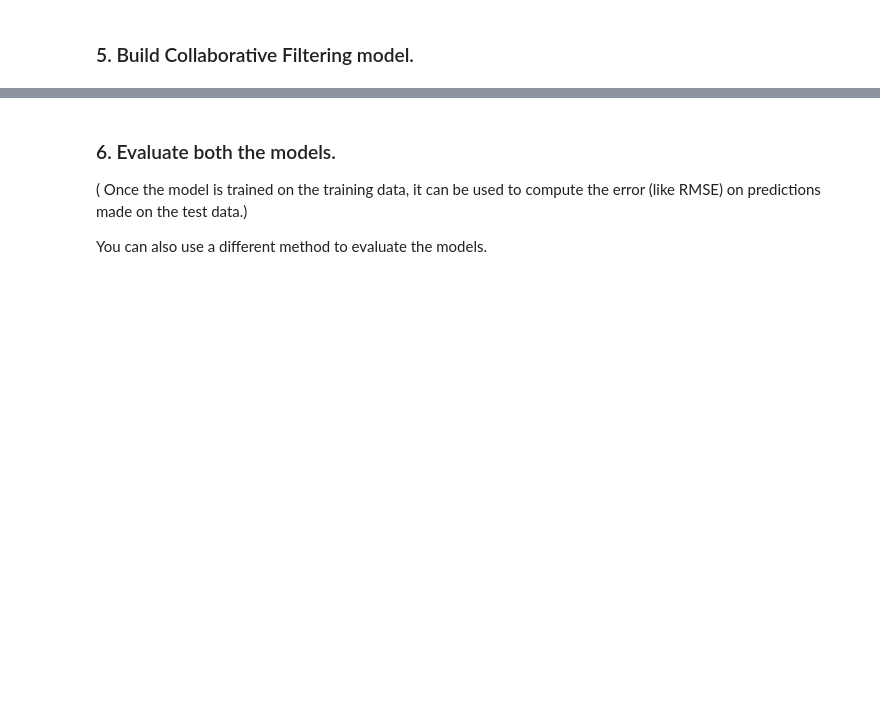
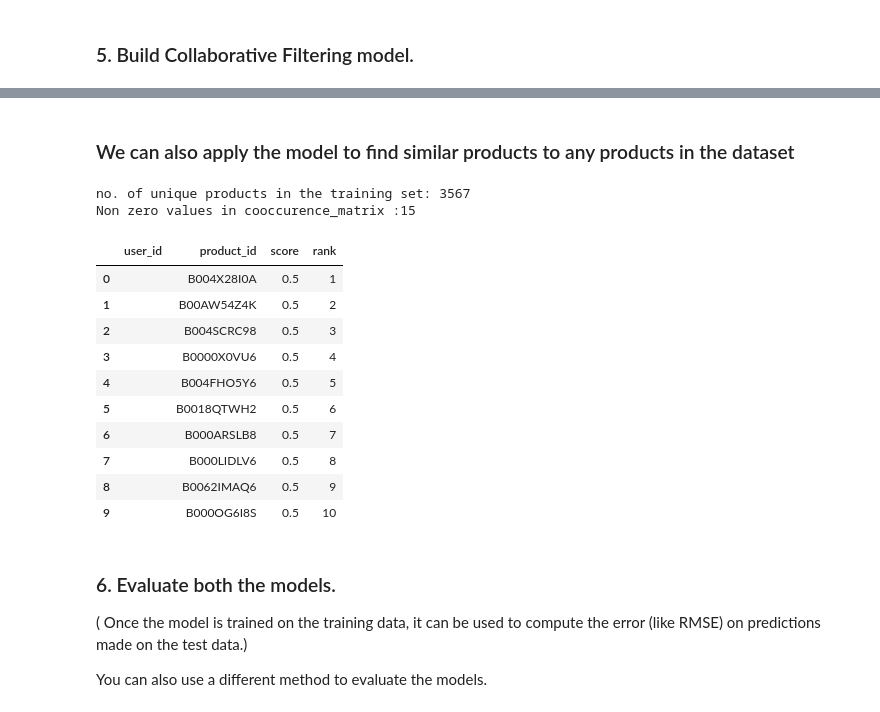
Before and after one commit to GreatLearningAIML1/bangalore-feb-batch-krishnakarthi, a Jupyter notebook: Projects/R5_Recommendation System/RecommSystems_R5_Project1.ipynb, the cells around one changed output, grey strips where cells are left out. Drawn from its saved outputs; the diff is of its cells as text; code cells hidden in the pictures; blank space fills up the shorter version.

```diff
--- a/Projects/R5_Recommendation System/RecommSystems_R5_Project1.ipynb
+++ b/Projects/R5_Recommendation System/RecommSystems_R5_Project1.ipynb
@@ -527,3 +511,21 @@ Non zero values in cooccurence_matrix :120
+# %% [markdown]
+### We can also apply the model to find similar products to any products in the dataset
+# %%
+is_model.get_similar_items(['B003VAM32E'])
+# %% [output]
+no. of unique products in the training set: 3567
+Non zero values in cooccurence_matrix :15
+|  | user_id | product_id | score | rank |
+| 0 |  | B004X28I0A | 0.5 | 1 |
+| 1 |  | B00AW54Z4K | 0.5 | 2 |
+| 2 |  | B004SCRC98 | 0.5 | 3 |
+| 3 |  | B0000X0VU6 | 0.5 | 4 |
+| 4 |  | B004FHO5Y6 | 0.5 | 5 |
+| 5 |  | B0018QTWH2 | 0.5 | 6 |
+| 6 |  | B000ARSLB8 | 0.5 | 7 |
+| 7 |  | B000LIDLV6 | 0.5 | 8 |
+| 8 |  | B0062IMAQ6 | 0.5 | 9 |
+| 9 |  | B000OG6I8S | 0.5 | 10 |
 # %% [markdown]
 ### 6. Evaluate both the models.
 ( Once the model is trained on the training data, it can be used to compute the error (like RMSE) on predictions made on the test data.)
```
Also changed, not shown: parts of 11 cells of this notebook.
